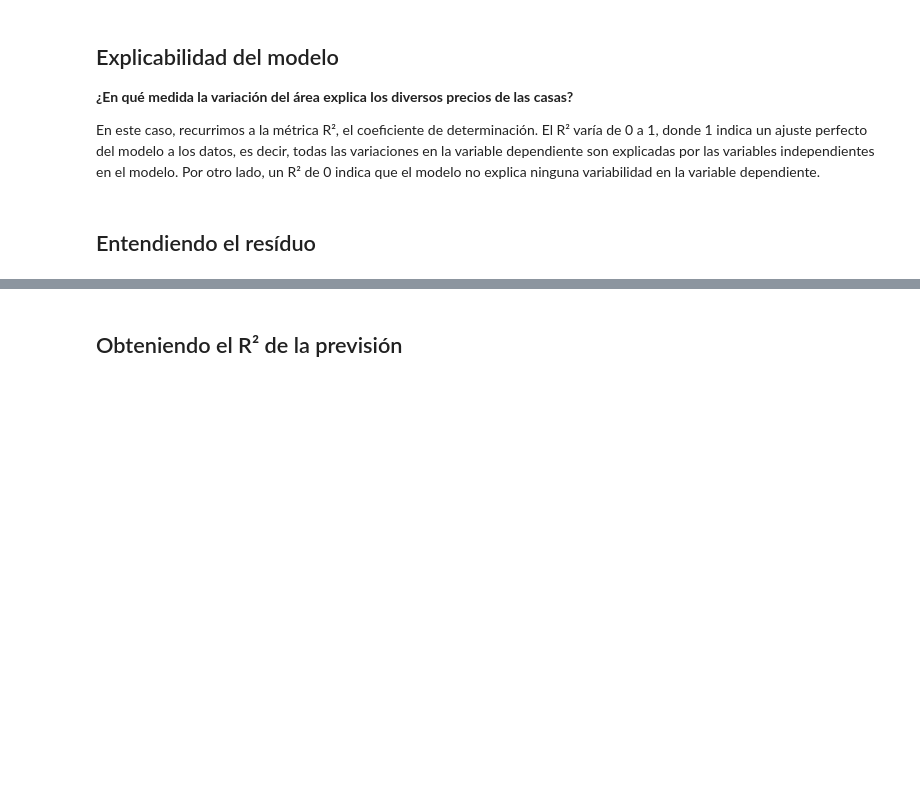
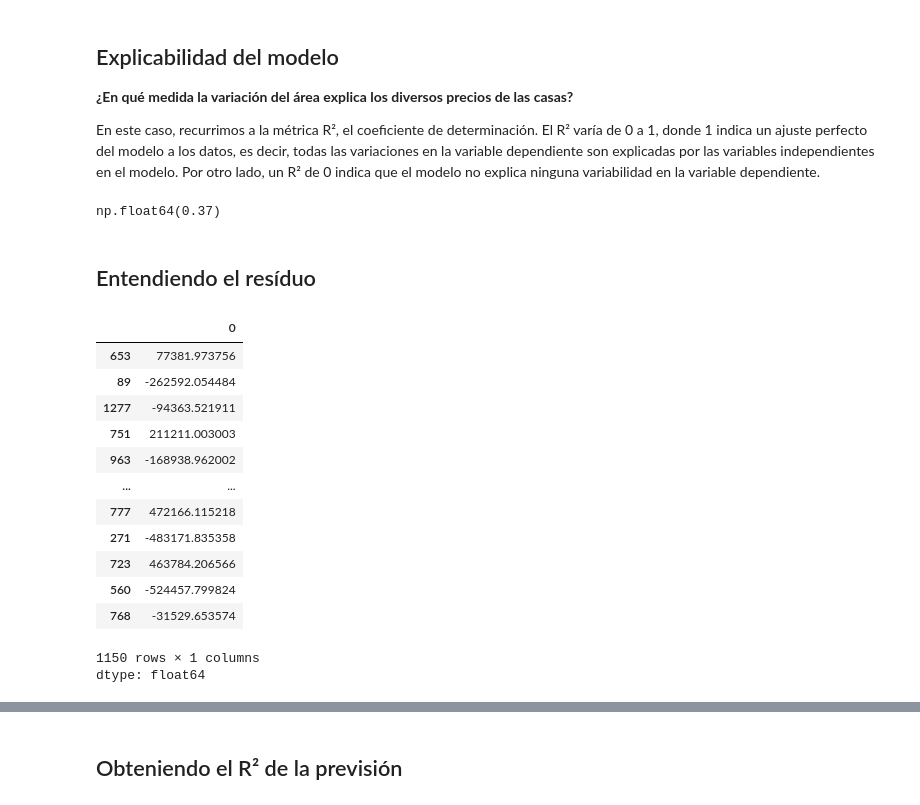
Before and after one commit to Starleen1996/Machine-Learning, a Jupyter notebook: precios_de_inmuebles_regresion_lineal.ipynb, the cells around one changed output, grey strips where cells are left out. Drawn from its saved outputs; the diff is of its cells as text; code cells hidden in the pictures; blank space fills up the shorter version.

```diff
--- a/precios_de_inmuebles_regresion_lineal.ipynb
+++ b/precios_de_inmuebles_regresion_lineal.ipynb
@@ -223,2 +302,10 @@ En este caso, recurrimos a la métrica R², el coeficiente de determinación. El
+# %%
+# observando el R² - Coeficiente de determinación
+round(modelo_0.rsquared,2)
+
+# Estamos logrando ajustar nuestro modelo con un reusltado de 0.37 con la variable area_primer_piso, para explicar la variación del precio de la casa
+#El área del primer piso explica el 37% la variación del precio de la casa. por ende, hay un 62% de la variación del precio de la casa que no esta siendo explicada por la variación del área del primer piso.
+# %% [output]
+np.float64(0.37)
 # %% [markdown]
 ## Entendiendo el resíduo
@@ -228,0 +312,19 @@ En este caso, recurrimos a la métrica R², el coeficiente de determinación. El
+# %%
+# Quiénes son los residuos?
+#La idea es que el residuo sea lo mas cercaco a cero posible
+modelo_0.resid
+# %% [output]
+|  | 0 |
+| 653 | 77381.973756 |
+| 89 | -262592.054484 |
+| 1277 | -94363.521911 |
+| 751 | 211211.003003 |
+| 963 | -168938.962002 |
+| ... | ... |
+| 777 | 472166.115218 |
+| 271 | -483171.835358 |
+| 723 | 463784.206566 |
+| 560 | -524457.799824 |
+| 768 | -31529.653574 |
+1150 rows × 1 columns
+dtype: float64
```
Also changed, not shown: parts of 19 cells of this notebook.
